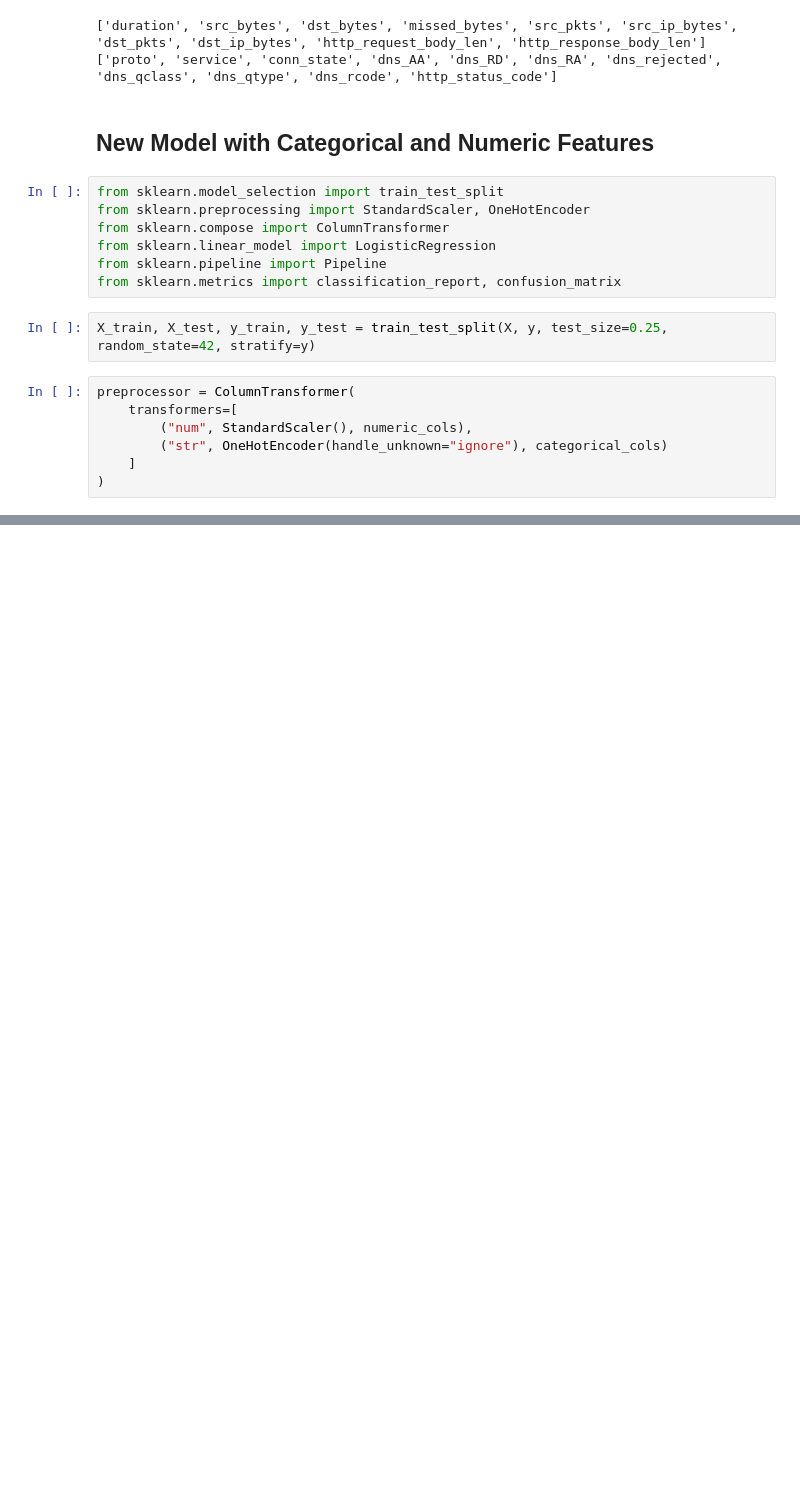
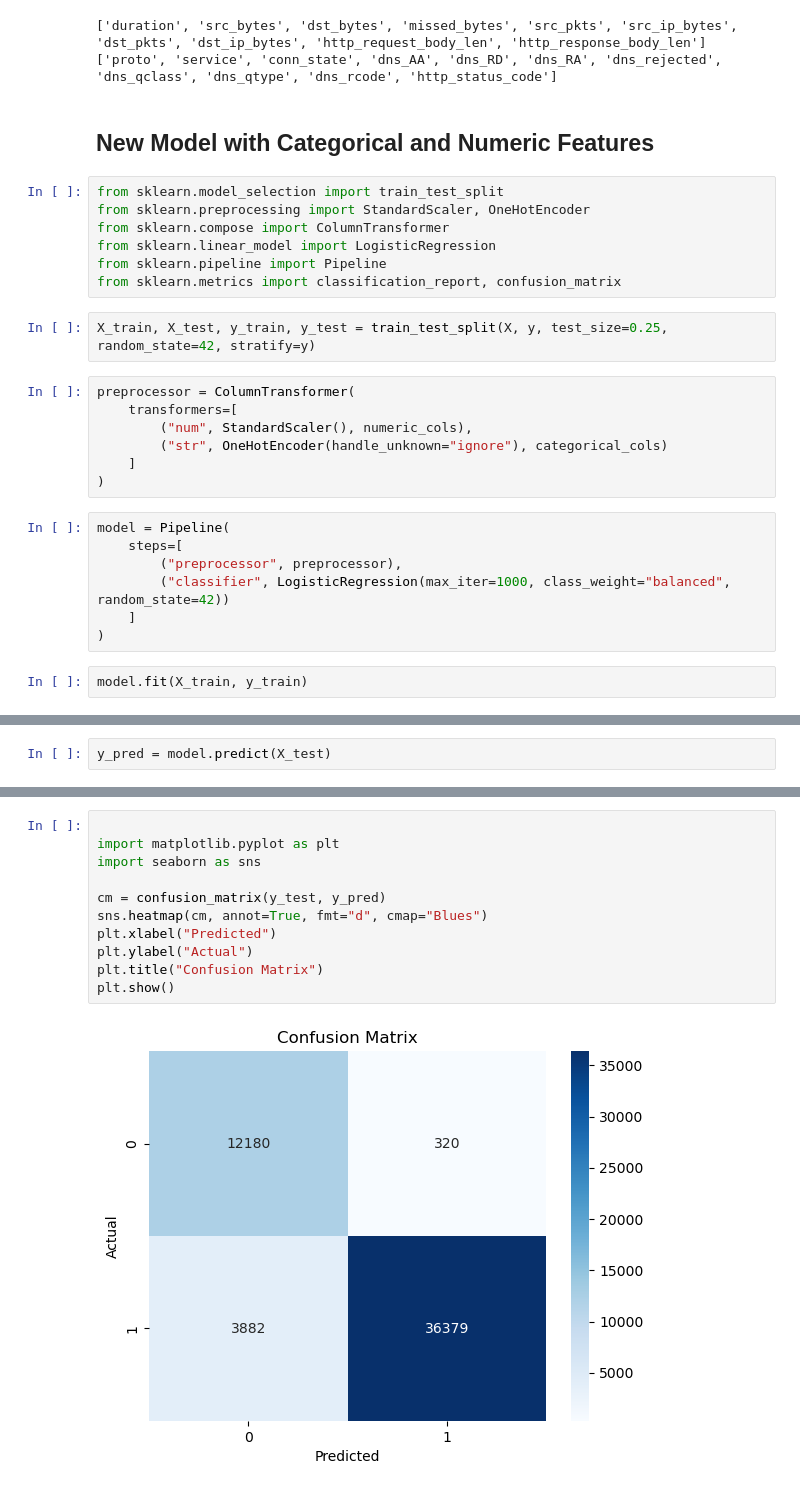
Before and after one commit to wiwiwashere/TON_loT_network, a Jupyter notebook: categorical_model.ipynb, the cells around one changed output, grey strips where cells are left out. Saved outputs shown, nothing was run; the diff lists cells and outputs as text; blank space fills up the shorter version.

Commit message:
rest of model

```diff
--- a/categorical_model.ipynb
+++ b/categorical_model.ipynb
@@ -210,3 +210,12 @@ preprocessor = ColumnTransformer(
         ("str", OneHotEncoder(handle_unknown="ignore"), categorical_cols)
     ]
 )
+# %%
+model = Pipeline(
+    steps=[
+        ("preprocessor", preprocessor),
+        ("classifier", LogisticRegression(max_iter=1000, class_weight="balanced", random_state=42))
+    ]
+)
+# %%
+model.fit(X_train, y_train)
@@ -212,0 +242,2 @@ preprocessor = ColumnTransformer(
+# %%
+y_pred = model.predict(X_test)
@@ -212,0 +255,13 @@ preprocessor = ColumnTransformer(
+# %%
+
+import matplotlib.pyplot as plt
+import seaborn as sns
+
+cm = confusion_matrix(y_test, y_pred)
+sns.heatmap(cm, annot=True, fmt="d", cmap="Blues")
+plt.xlabel("Predicted")
+plt.ylabel("Actual")
+plt.title("Confusion Matrix")
+plt.show()
+# %% [output]
+[figure, added]
```
Also changed, not shown: parts of 3 cells of this notebook.
